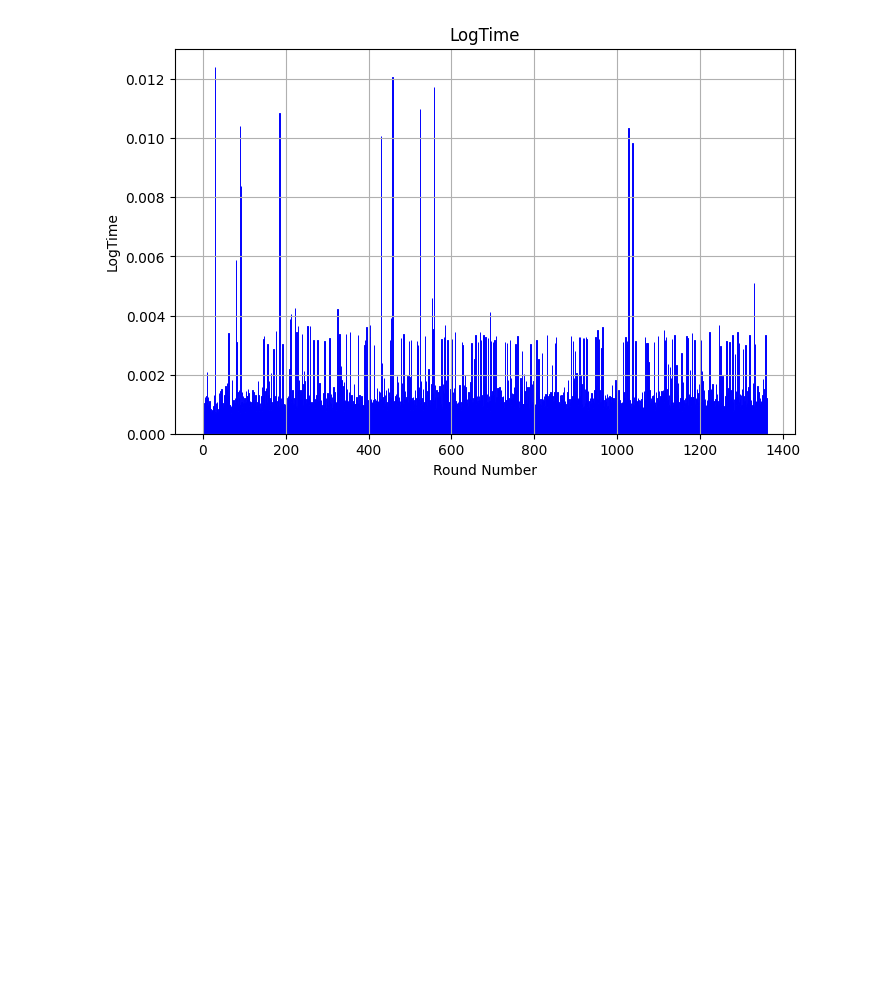
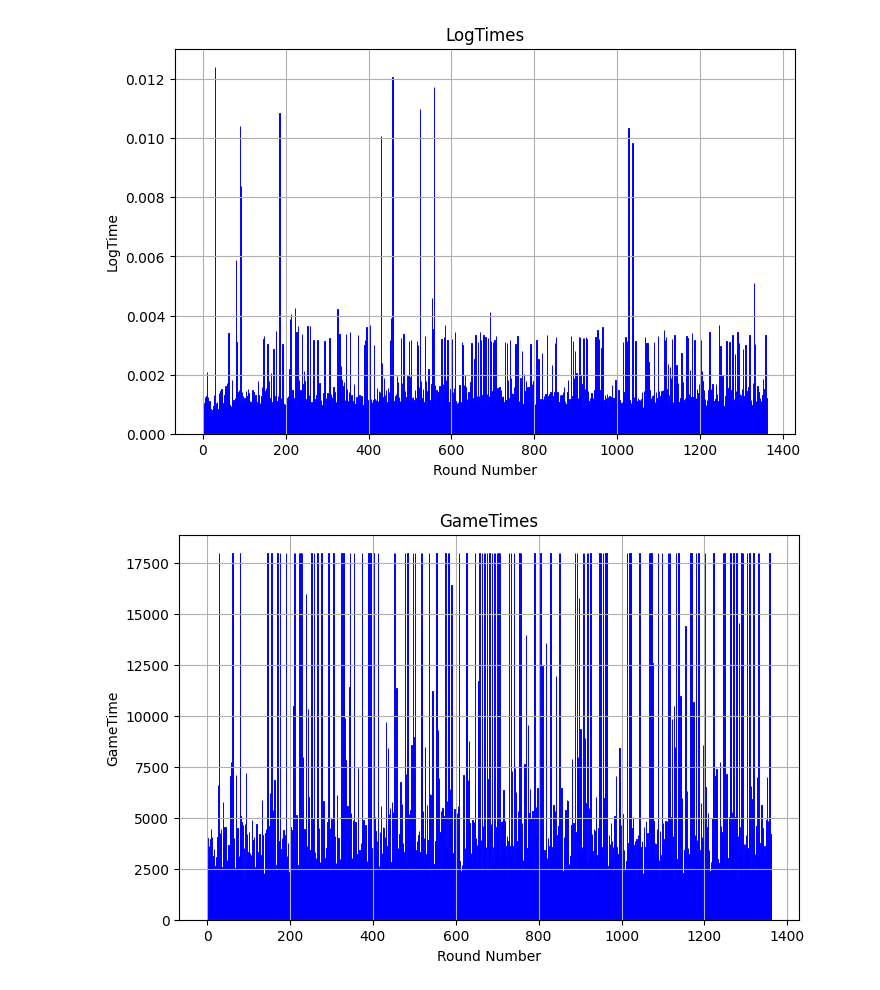
Before and after one commit to samarabfr/GOTA, a Jupyter notebook: Source/GOTA/SelfPlay/SelfPlayLogVisualisation.ipynb, the cells around one changed output. Cells and saved outputs as stored; diff of their text form; code cells hidden in the pictures; blank space fills up the shorter version.

Commit message:
Add GameTime and RealTime graphs

```diff
--- a/Source/GOTA/SelfPlay/SelfPlayLogVisualisation.ipynb
+++ b/Source/GOTA/SelfPlay/SelfPlayLogVisualisation.ipynb
@@ -13,38 +13,68 @@ if files:
     firstfile = os.path.join(folder_path, files[0])  # Ensure full path
     print(f"Opening file: {firstfile}")
 
     with open(firstfile, 'r') as file:
         rounds = []
         for line in file:
             # Try to load each line as a separate JSON object
             try:
                 json_obj = json.loads(line.strip())  # Strip any extra whitespace or newlines
                 rounds.append(json_obj)
             except json.JSONDecodeError as e:
                 print(f"Error parsing line: {line}. Error: {e}")
 
         roundNumbers = []
-        SavingLastLogTimes = []
-
+        savingLastLogTimes = []
+        roundGameTimes = []
+        roundRealTimes = []
+        roundTicks = []
         print("Parsed data:")
         for round_data in rounds:
             roundNumbers.append(round_data['RoundNumber'])
-            SavingLastLogTimes.append(round_data['SavingLastLogTime'])
+            savingLastLogTimes.append(round_data['SavingLastLogTime'])
+            roundGameTime = 0
+            roundRealTime = 0
+            roundTick = 0
+            for log in round_data['Logs']:
+                roundGameTime += log['GameTime']
+                roundRealTime += log['RealTime']
+                roundTick += log['TickCount']
+            roundGameTimes.append(roundGameTime)
+            roundRealTimes.append(roundRealTime)
+            roundTicks.append(roundGameTime)
+
 
          # Clear previous plot
         clear_output(wait=True)
 
-        # Plot updated graph
+        #log times
         plt.figure(figsize=(8, 5))
-        plt.bar(roundNumbers, SavingLastLogTimes, width=1, edgecolor="blue", linewidth=0.7)
-
+        plt.bar(roundNumbers, savingLastLogTimes, width=1, edgecolor="blue", linewidth=0.7)
         plt.xlabel("Round Number")
         plt.ylabel("LogTime")
-        plt.title("LogTime")
+        plt.title("LogTimes")
         plt.grid(True)
+        plt.show()
 
+        # gameTimes
+        plt.figure(figsize=(8, 5))
+        plt.bar(roundNumbers, roundGameTimes, width=1, edgecolor="blue", linewidth=0.7)
+        plt.xlabel("Round Number")
+        plt.ylabel("GameTime")
+        plt.title("GameTimes")
+        plt.grid(True)
+        plt.show()
+
+        # Realtimes
+        plt.figure(figsize=(8, 5))
+        plt.bar(roundNumbers, roundRealTimes, width=1, edgecolor="blue", linewidth=0.7)
+        plt.xlabel("Round Number")
+        plt.ylabel("RealTime")
+        plt.title("RealTimes")
+        plt.grid(True)
         plt.show()
 else:
     print("No files found in the directory!")
 # %% [output]
-[figure, old version]
+[figure, new version]
+[figure, added]
```
Also changed, not shown: parts of 2 cells of this notebook.
